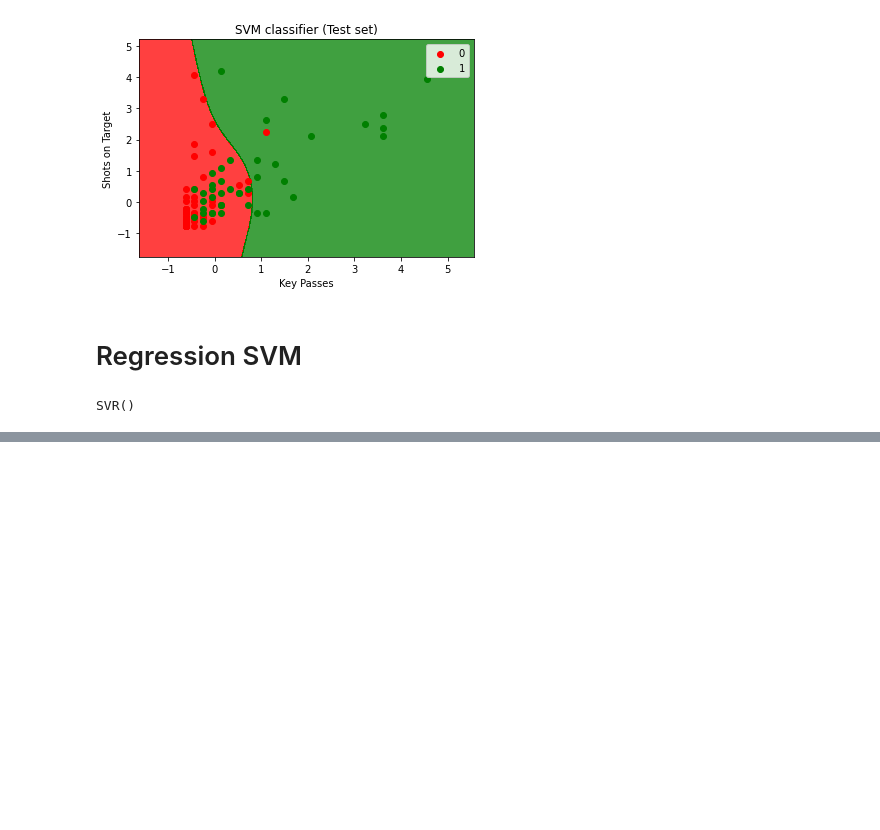
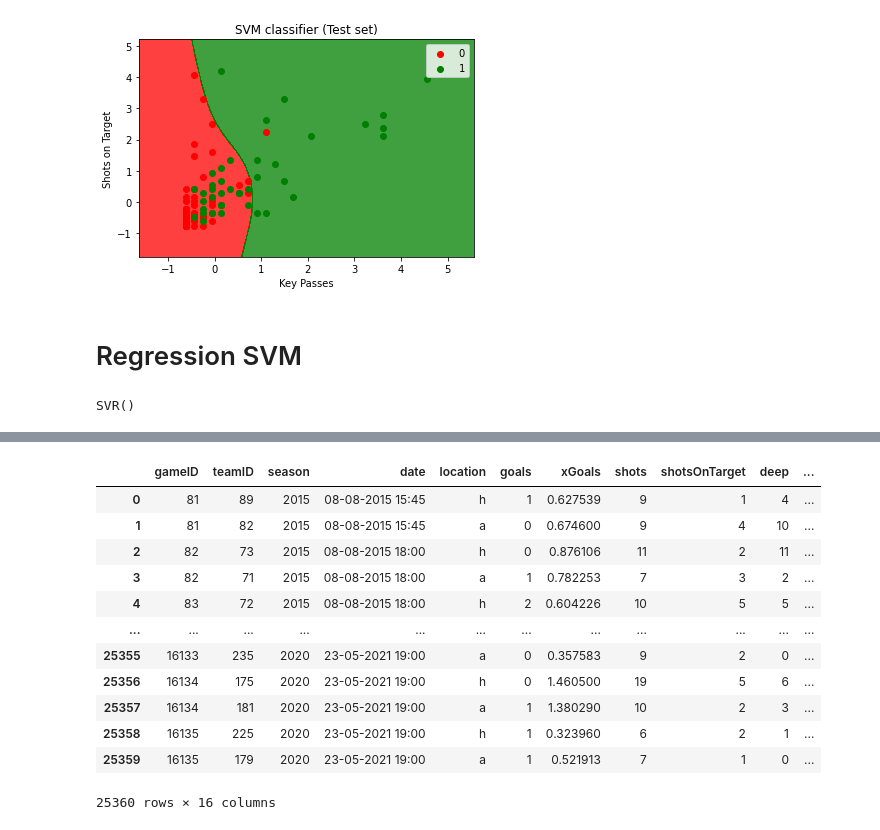
Before and after one commit to Logeshn009/Football-stats, a Jupyter notebook: ML_Lab_Programs.ipynb, the cells around one changed output, grey strips where cells are left out. Saved outputs shown, nothing was run; the diff lists cells and outputs as text; code cells hidden in the pictures; blank space fills up the shorter version.

```diff
--- a/ML_Lab_Programs.ipynb
+++ b/ML_Lab_Programs.ipynb
@@ -1682,0 +1811,23 @@ ValueError: ignored
+# %%
+# creating a dict file
+result = {'W': 2, 'D':1, 'L':0}
+# %%
+# traversing through dataframe
+# result column and writing
+# values where key matches
+dataset_new.result = [result[item] for item in dataset_new.result]
+dataset_new
+# %% [output]
+|  | gameID | teamID | season | date | location | goals | xGoals | shots | shotsOnTarget | deep | ... |
+| 0 | 81 | 89 | 2015 | 08-08-2015 15:45 | h | 1 | 0.627539 | 9 | 1 | 4 | ... |
+| 1 | 81 | 82 | 2015 | 08-08-2015 15:45 | a | 0 | 0.674600 | 9 | 4 | 10 | ... |
+| 2 | 82 | 73 | 2015 | 08-08-2015 18:00 | h | 0 | 0.876106 | 11 | 2 | 11 | ... |
+| 3 | 82 | 71 | 2015 | 08-08-2015 18:00 | a | 1 | 0.782253 | 7 | 3 | 2 | ... |
+| 4 | 83 | 72 | 2015 | 08-08-2015 18:00 | h | 2 | 0.604226 | 10 | 5 | 5 | ... |
+| ... | ... | ... | ... | ... | ... | ... | ... | ... | ... | ... | ... |
+| 25355 | 16133 | 235 | 2020 | 23-05-2021 19:00 | a | 0 | 0.357583 | 9 | 2 | 0 | ... |
+| 25356 | 16134 | 175 | 2020 | 23-05-2021 19:00 | h | 0 | 1.460500 | 19 | 5 | 6 | ... |
+| 25357 | 16134 | 181 | 2020 | 23-05-2021 19:00 | a | 1 | 1.380290 | 10 | 2 | 3 | ... |
+| 25358 | 16135 | 225 | 2020 | 23-05-2021 19:00 | h | 1 | 0.323960 | 6 | 2 | 1 | ... |
+| 25359 | 16135 | 179 | 2020 | 23-05-2021 19:00 | a | 1 | 0.521913 | 7 | 1 | 0 | ... |
+25360 rows × 16 columns
```
Also changed, not shown: parts of 25 cells of this notebook.
